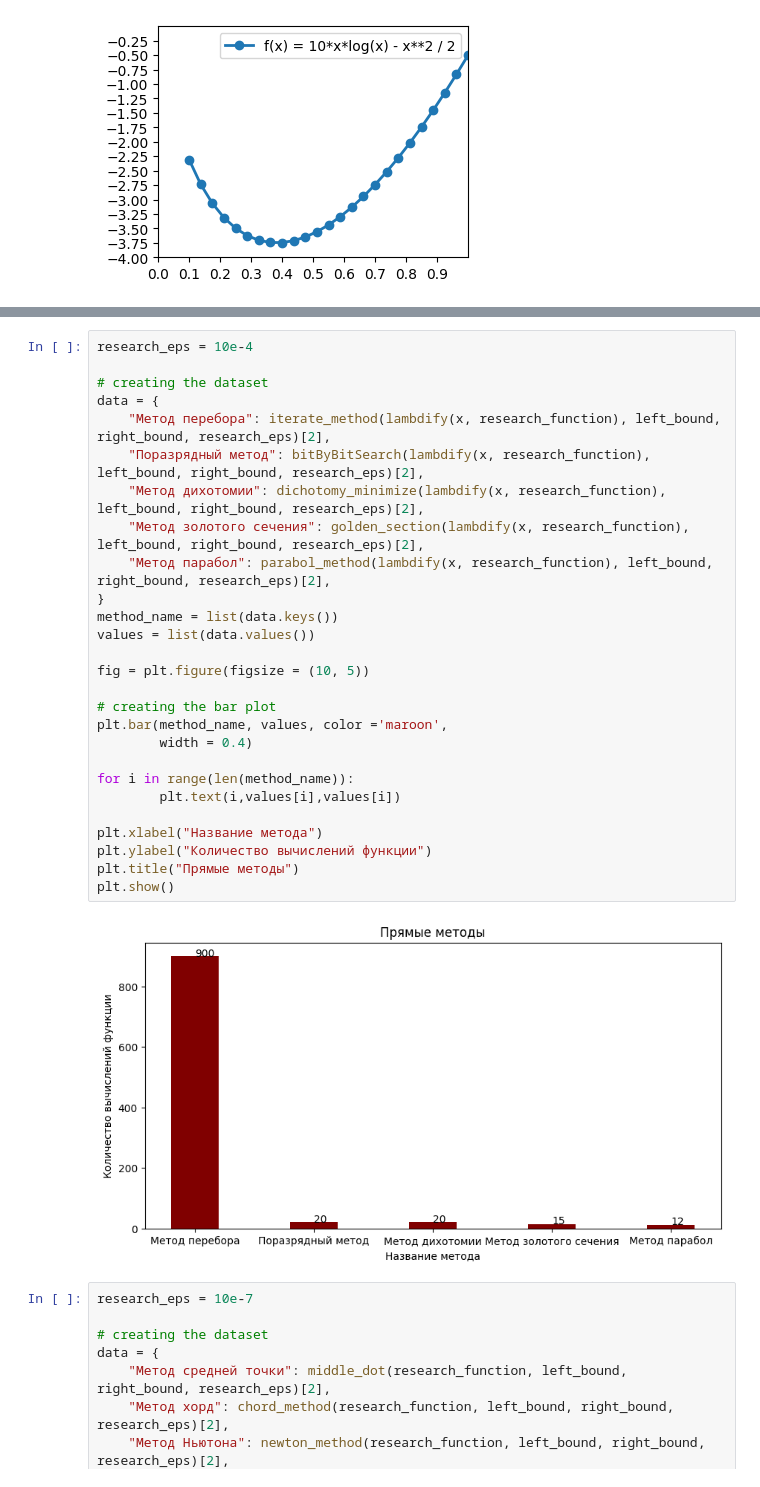
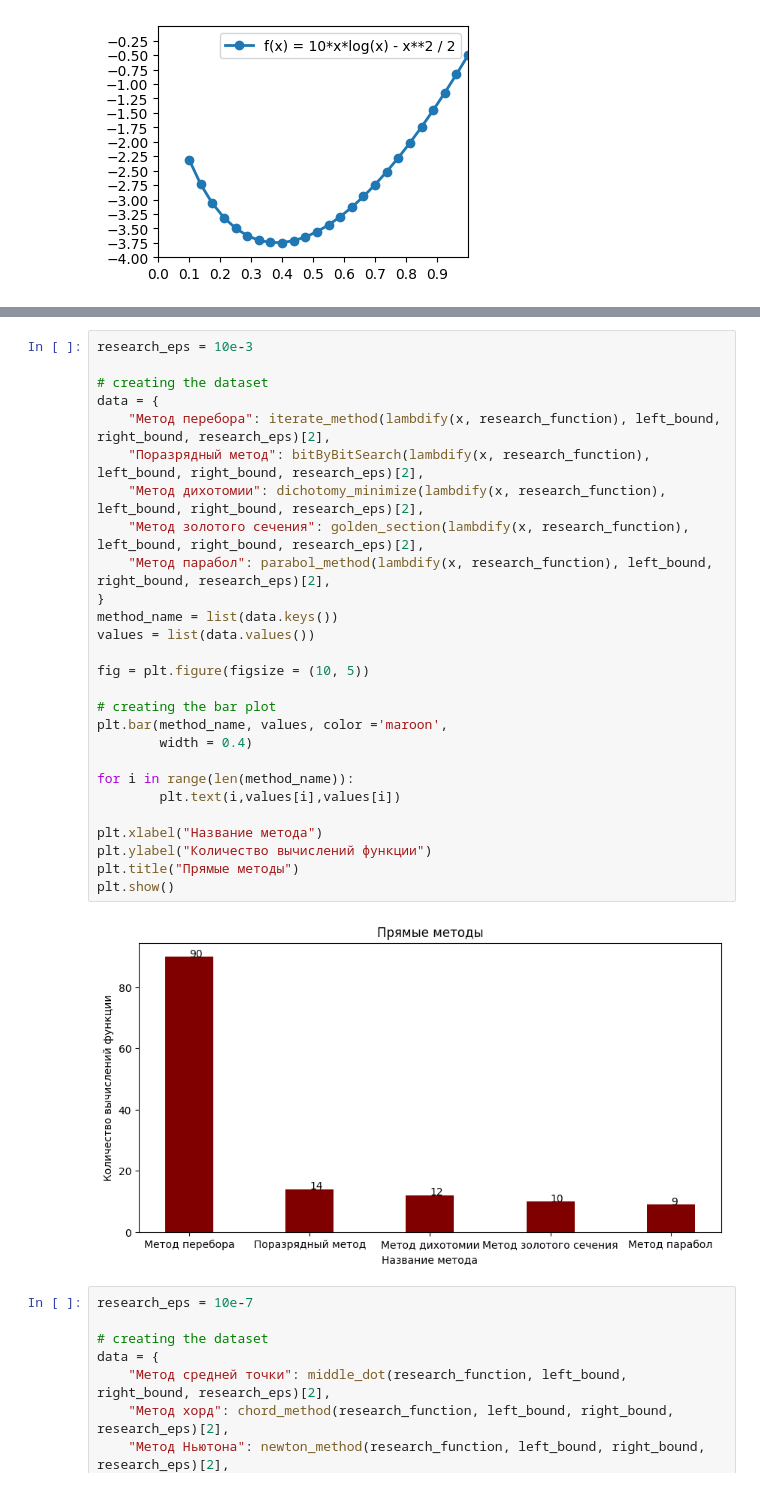
Before and after one commit to niceguy135/optimization_labs, a Jupyter notebook: Lab1.ipynb, the cells around one changed output, grey strips where cells are left out. Drawn from its saved outputs; the diff is of its cells as text.

```diff
--- a/Lab1.ipynb
+++ b/Lab1.ipynb
@@ -419,32 +400,32 @@ for name, result in data.items():
 # %%
-research_eps = 10e-4
+research_eps = 10e-3
 
 # creating the dataset
 data = {
     "Метод перебора": iterate_method(lambdify(x, research_function), left_bound, right_bound, research_eps)[2],
     "Поразрядный метод": bitByBitSearch(lambdify(x, research_function), left_bound, right_bound, research_eps)[2],
     "Метод дихотомии": dichotomy_minimize(lambdify(x, research_function), left_bound, right_bound, research_eps)[2],
     "Метод золотого сечения": golden_section(lambdify(x, research_function), left_bound, right_bound, research_eps)[2],
     "Метод парабол": parabol_method(lambdify(x, research_function), left_bound, right_bound, research_eps)[2],
 }
 method_name = list(data.keys())
 values = list(data.values())
 
 fig = plt.figure(figsize = (10, 5))
 
 # creating the bar plot
 plt.bar(method_name, values, color ='maroon',
         width = 0.4)
 
 for i in range(len(method_name)):
         plt.text(i,values[i],values[i])
 
 plt.xlabel("Название метода")
 plt.ylabel("Количество вычислений функции")
 plt.title("Прямые методы")
 plt.show()
 # %% [output]
-[figure, old version]
+[figure, new version]
 # %%
 research_eps = 10e-7
 
```
Also changed, not shown: parts of 3 cells of this notebook.
